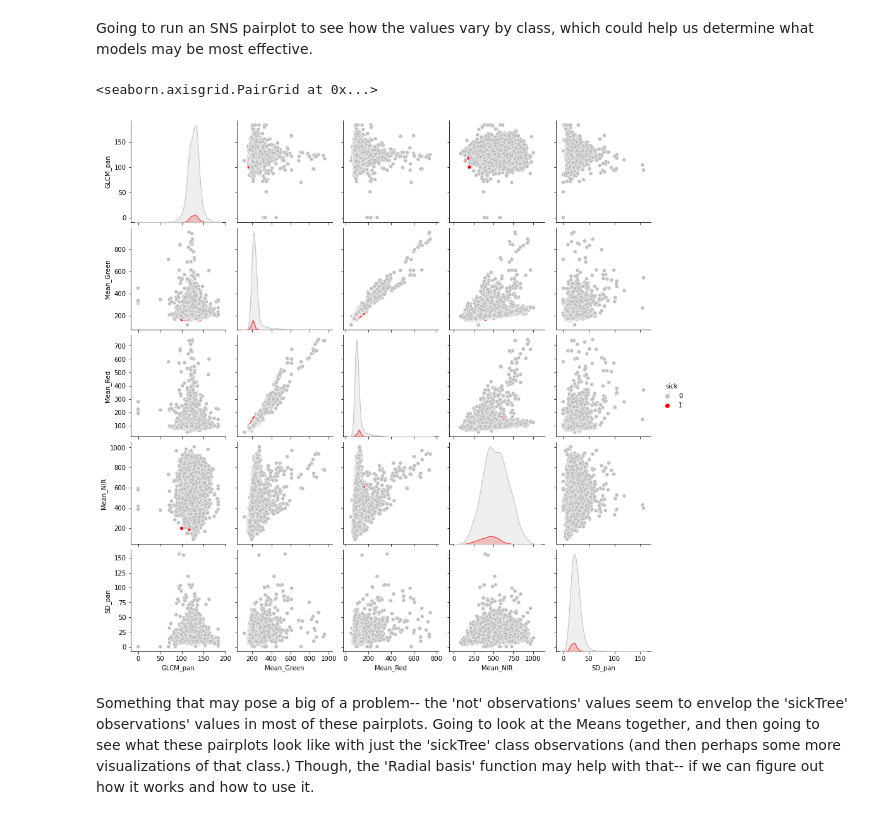
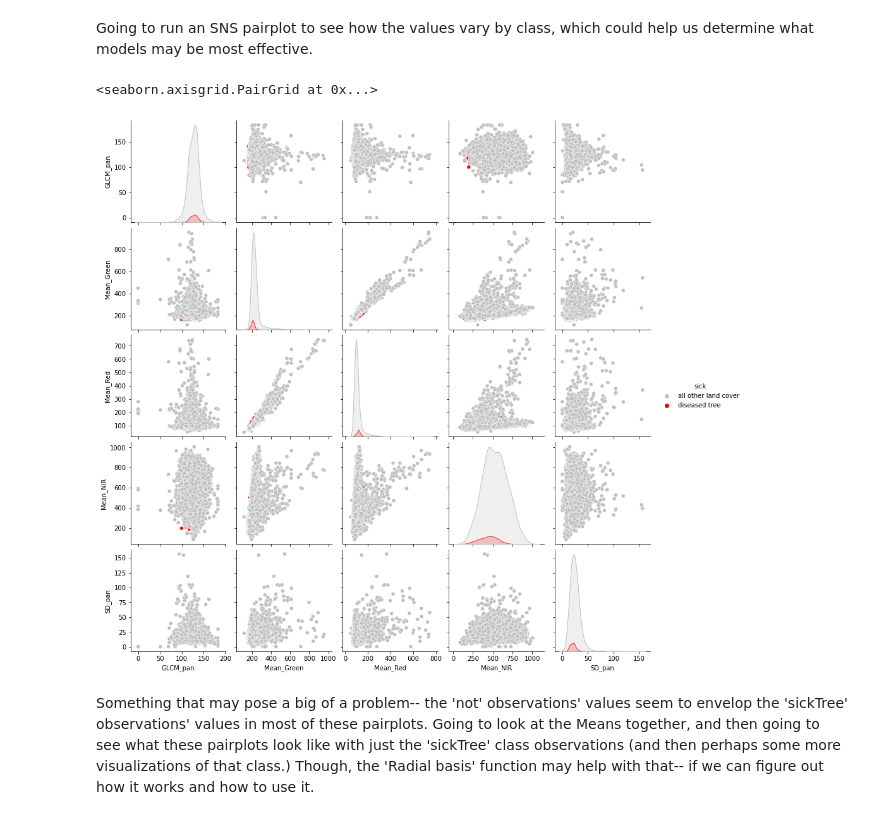
Before and after one commit to TheNatureWarrior/DS160_Final_Project_NPA_JCR, a Jupyter notebook: DS160_FP_NPA_JCR.ipynb, the cells around one changed output. Cells and saved outputs as stored; diff of their text form; code cells hidden in the pictures.

```diff
--- a/DS160_FP_NPA_JCR.ipynb
+++ b/DS160_FP_NPA_JCR.ipynb
@@ -102,8 +103,8 @@ Later on, some problems will be caused by the column names (especially class.) W
 # %%
 newcols=['sick', 'GLCM_pan', 'Mean_Green', 'Mean_Red', 'Mean_NIR', 'SD_pan']
 df.columns=newcols
-df.sick.replace('w',1,inplace=True)
-df.sick.replace('n',0,inplace=True)
+df.sick.replace('w','diseased tree',inplace=True)
+df.sick.replace('n','all other land cover',inplace=True)
 df
 # %% [output]
 |  | sick | GLCM_pan | Mean_Green | Mean_Red | Mean_NIR | SD_pan |
@@ -686,10 +682,10 @@ df
 # %% [markdown]
 Going to run an SNS pairplot to see how the values vary by class, which could help us determine what models may be most effective.
 # %%
-sns.pairplot(df[['GLCM_pan','Mean_Green','Mean_Red','Mean_NIR','SD_pan','sick']], hue='sick', palette={1:'red',0:'silver'})
+sns.pairplot(df[['GLCM_pan','Mean_Green','Mean_Red','Mean_NIR','SD_pan','sick']], hue='sick', palette={'diseased tree':'red','all other land cover':'silver'})
 # %% [output]
 <seaborn.axisgrid.PairGrid at 0x...>
-[figure, old version]
+[figure, new version]
 # %% [markdown]
 Something that may pose a big of a problem-- the 'not' observations' values seem to envelop the 'sickTree' observations' values in most of these pairplots. Going to look at the Means together, and then going to see what these pairplots look like with just the 'sickTree' class observations (and then perhaps some more visualizations of that class.) Though, the 'Radial basis' function may help with that-- if we can figure out how it works and how to use it.
 # %%
```
Also changed, not shown: parts of 93 cells of this notebook, 3 other files.
